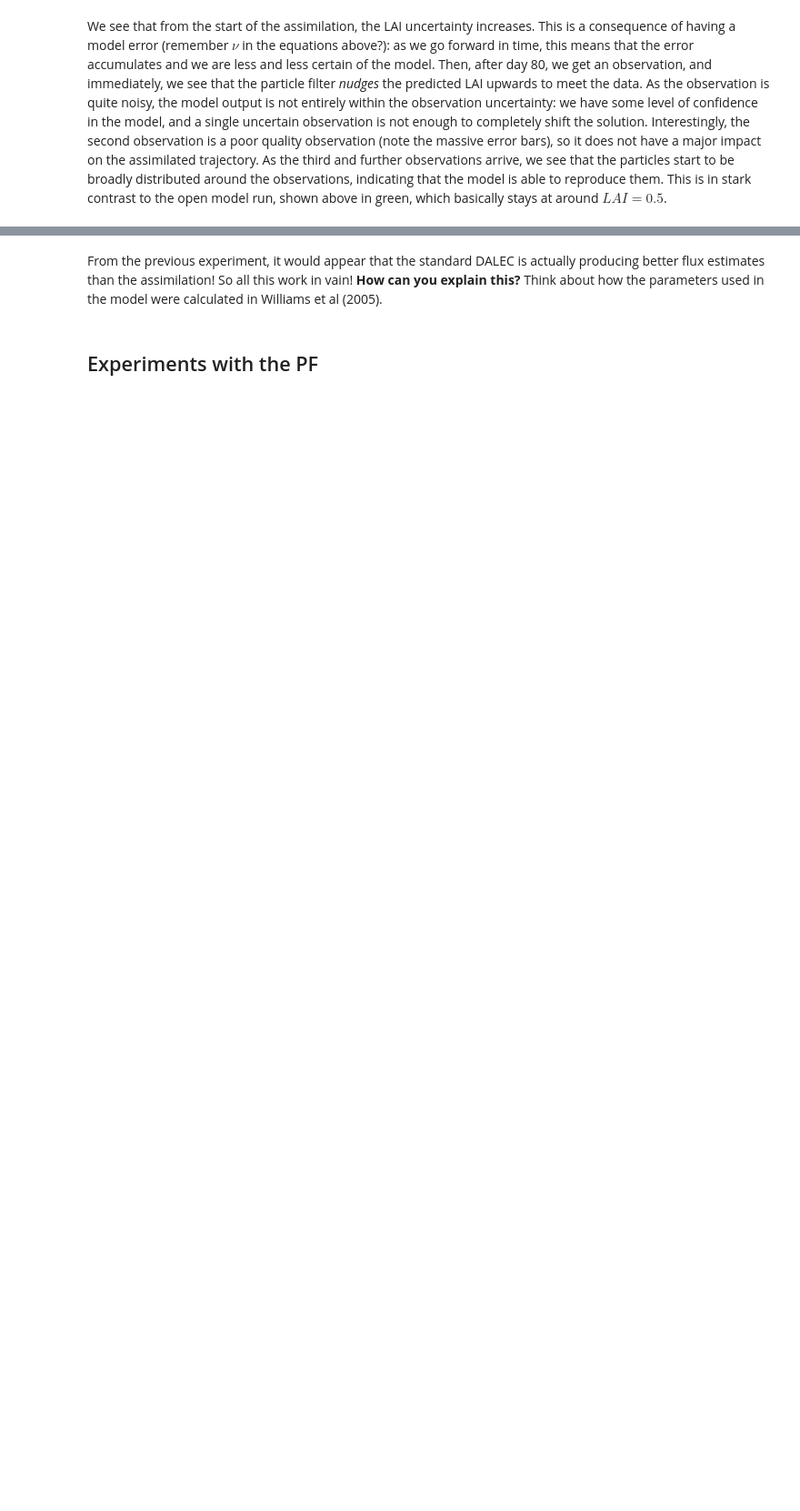
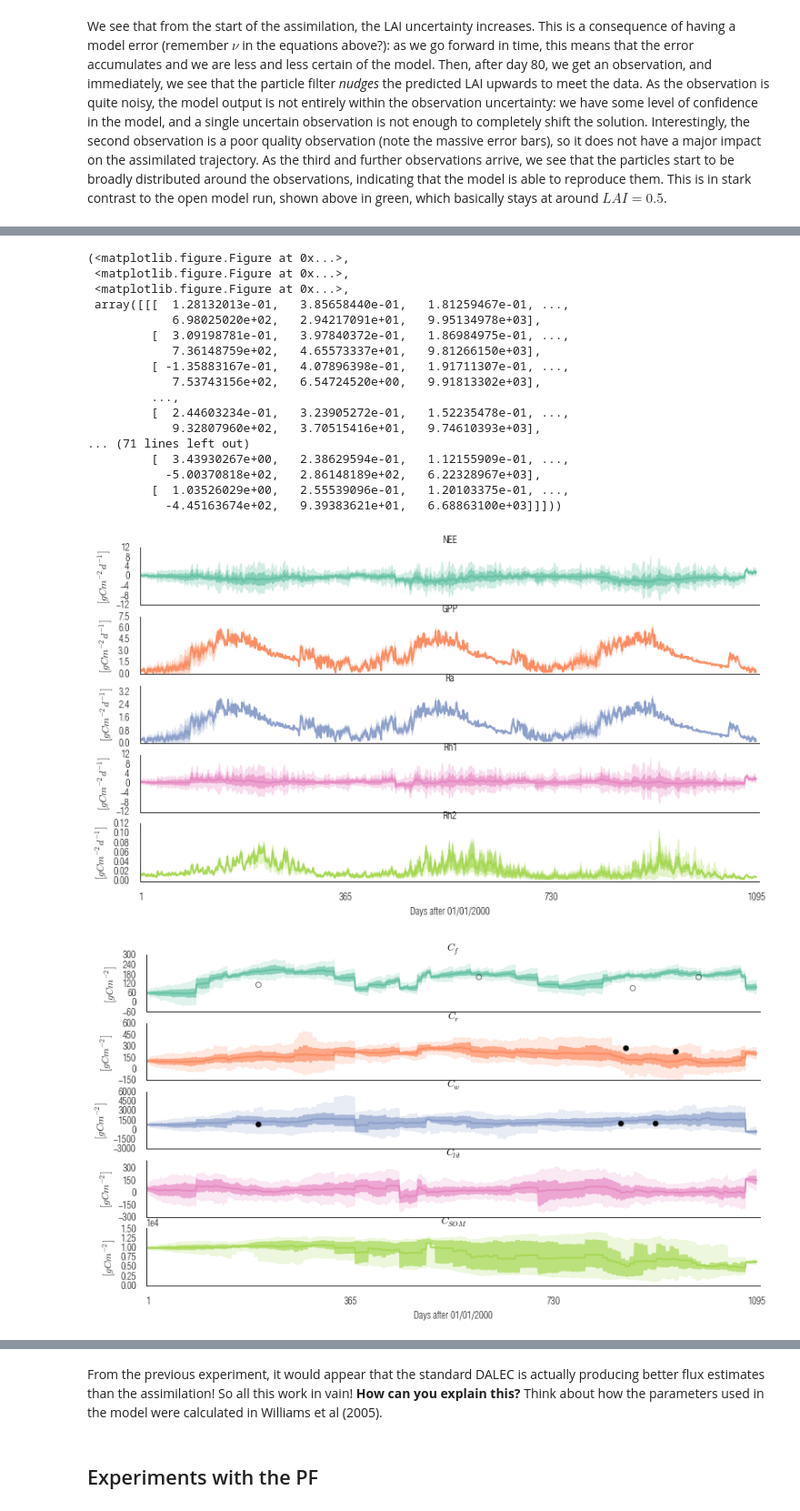
Before and after one commit to jgomezdans/dalec_pf, a Jupyter notebook: DA_practical.ipynb, the cells around one changed output, grey strips where cells are left out. Shown at 91% size. Saved outputs shown, nothing was run; the diff lists cells and outputs as text; code cells hidden in the pictures; blank space fills up the shorter version.

```diff
--- a/DA_practical.ipynb
+++ b/DA_practical.ipynb
@@ -186,0 +223,23 @@ Then, after day 80, we get an observation, and immediately, we see that the part
+# %%
+from plot_utils import plot_pools_fluxes
+plot_pools_fluxes ( DALEC, results )
+# %% [output]
+(<matplotlib.figure.Figure at 0x...>,
+ <matplotlib.figure.Figure at 0x...>,
+ <matplotlib.figure.Figure at 0x...>,
+ array([[[  1.28132013e-01,   3.85658440e-01,   1.81259467e-01, ...,
+            6.98025020e+02,   2.94217091e+01,   9.95134978e+03],
+         [  3.09198781e-01,   3.97840372e-01,   1.86984975e-01, ...,
+            7.36148759e+02,   4.65573337e+01,   9.81266150e+03],
+         [ -1.35883167e-01,   4.07896398e-01,   1.91711307e-01, ...,
+            7.53743156e+02,   6.54724520e+00,   9.91813302e+03],
+         ...,
+         [  2.44603234e-01,   3.23905272e-01,   1.52235478e-01, ...,
+            9.32807960e+02,   3.70515416e+01,   9.74610393e+03],
+... (71 lines left out)
+         [  3.43930267e+00,   2.38629594e-01,   1.12155909e-01, ...,
+           -5.00370818e+02,   2.86148189e+02,   6.22328967e+03],
+         [  1.03526029e+00,   2.55539096e-01,   1.20103375e-01, ...,
+           -4.45163674e+02,   9.39383621e+01,   6.68863100e+03]]]))
+[figure, added]
+[figure, added]
```
Also changed, not shown: parts of 17 cells of this notebook, 1 other file.
